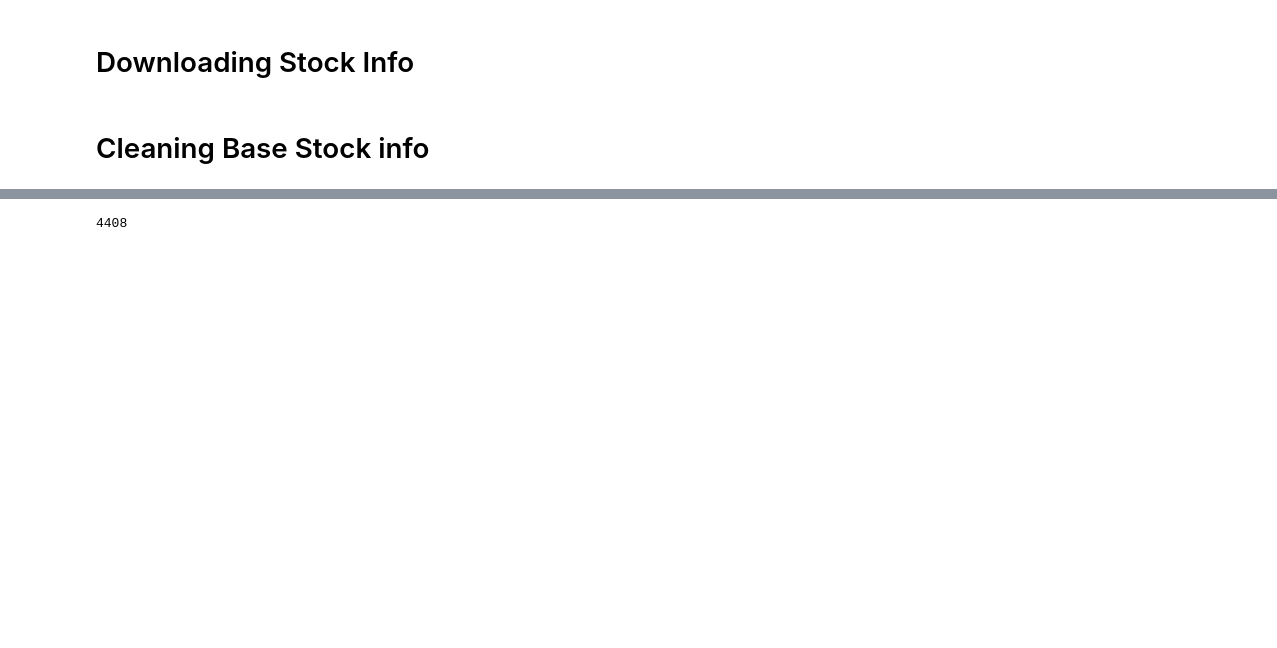
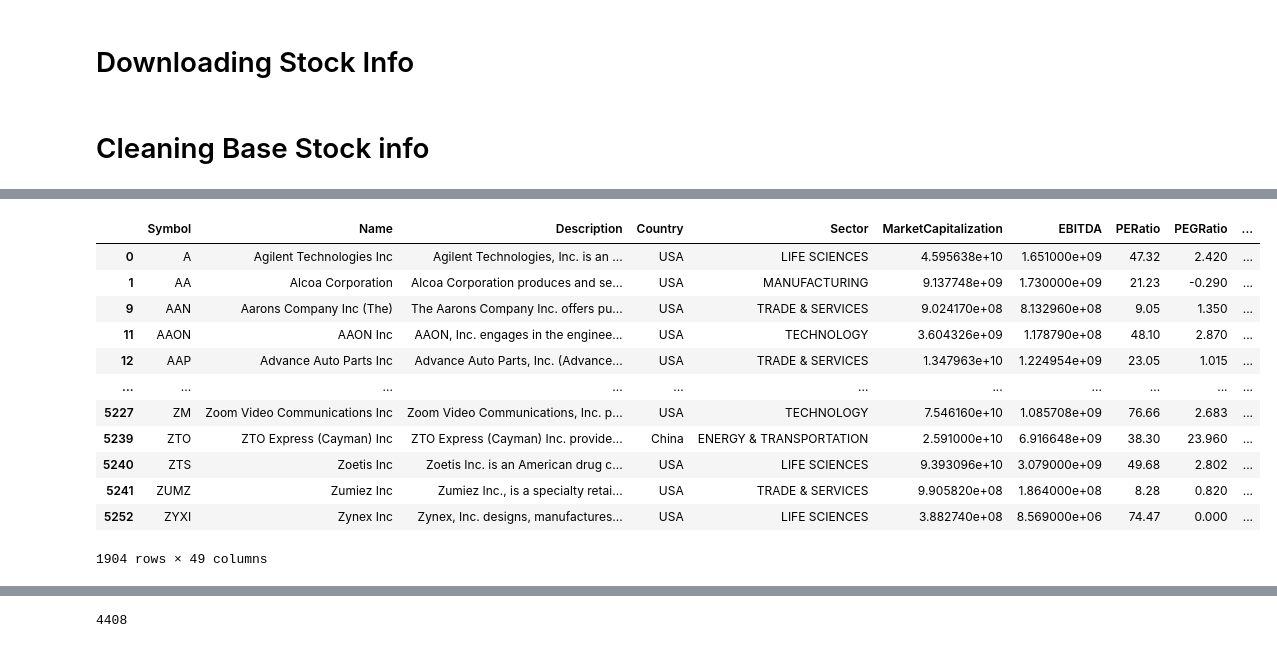
Before and after one commit to AndroTi/Redefining-Benchmarks-Capstone-Project, a Jupyter notebook: Capstone_Project.ipynb, the cells around one changed output, grey strips where cells are left out. Drawn from its saved outputs; the diff is of its cells as text; code cells hidden in the pictures; blank space fills up the shorter version.

```diff
--- a/Capstone_Project.ipynb
+++ b/Capstone_Project.ipynb
@@ -268,3 +349,41 @@ key_EOD = '6164aa3912fe92.68825657'
+# %%
+def Pearson_Corr_matrix(cleaned_df):
+    '''Use this function to print out a Pearson Correlation Matrix for a cleaned dataframe.
+    The dataframe should not have any null values'''
+    features = [i for i in cleaned_df.columns]
+
+    mask = np.zeros_like(cleaned_df[features].corr(), dtype=np.bool)
+    mask[np.triu_indices_from(mask)] = True
+
+    f, ax = plt.subplots(figsize=(16, 12))
+    plt.title('Pearson Correlation Matrix',fontsize=25)
+
+    sns.heatmap(cleaned_df[features].corr(),annot=True, cmap='BuGn',
+                linecolor="w", mask = mask)
+
+def print_regplot(cleaned_df, x, y):
+    '''Print a regplot for a cleaned dataframe.
+    Inputs:
+    cleaned_df - try to remove empty rows
+    x - the x value you are using to predict y - for selecting x value run Pearson_Corr_matrix
+    y - the output value you are trying to fill null values for
+    '''
+    # Plot using table above
+    plt.figure(figsize =(12,8))
+    sns.regplot(data= cleaned_df, x= x, y= y,
+               marker= '+', x_estimator=np.mean,
+               line_kws={"color": "orange"})
+    plt.ylabel(y, fontsize = 14)
+    plt.xlabel(x, fontsize = 14)
+    plt.title(y, fontsize = 17, fontweight = 'bold')
+    plt.show()
+
+    the_coeff = np.corrcoef(cleaned_df[x], cleaned_df[y])[0][1]
+
+    #Just in case the visualization is not clear, let's calculate it.
+    print("Correlation Coefficient:\n", np.corrcoef(cleaned_df[x], cleaned_df[y]))
+
+    return the_coeff
 # %%
 base_df = pd.read_csv('data/base_data.csv')
 # %%
@@ -317,0 +573,16 @@ AnalystTargetPrice
+# %%
+base_df.dropna()
+# %% [output]
+|  | Symbol | Name | Description | Country | Sector | MarketCapitalization | EBITDA | PERatio | PEGRatio | ... |
+| 0 | A | Agilent Technologies Inc | Agilent Technologies, Inc. is an ... | USA | LIFE SCIENCES | 4.595638e+10 | 1.651000e+09 | 47.32 | 2.420 | ... |
+| 1 | AA | Alcoa Corporation | Alcoa Corporation produces and se... | USA | MANUFACTURING | 9.137748e+09 | 1.730000e+09 | 21.23 | -0.290 | ... |
+| 9 | AAN | Aarons Company Inc (The) | The Aarons Company Inc. offers pu... | USA | TRADE & SERVICES | 9.024170e+08 | 8.132960e+08 | 9.05 | 1.350 | ... |
+| 11 | AAON | AAON Inc | AAON, Inc. engages in the enginee... | USA | TECHNOLOGY | 3.604326e+09 | 1.178790e+08 | 48.10 | 2.870 | ... |
+| 12 | AAP | Advance Auto Parts Inc | Advance Auto Parts, Inc. (Advance... | USA | TRADE & SERVICES | 1.347963e+10 | 1.224954e+09 | 23.05 | 1.015 | ... |
+| ... | ... | ... | ... | ... | ... | ... | ... | ... | ... | ... |
+| 5227 | ZM | Zoom Video Communications Inc | Zoom Video Communications, Inc. p... | USA | TECHNOLOGY | 7.546160e+10 | 1.085708e+09 | 76.66 | 2.683 | ... |
+| 5239 | ZTO | ZTO Express (Cayman) Inc | ZTO Express (Cayman) Inc. provide... | China | ENERGY & TRANSPORTATION | 2.591000e+10 | 6.916648e+09 | 38.30 | 23.960 | ... |
+| 5240 | ZTS | Zoetis Inc | Zoetis Inc. is an American drug c... | USA | LIFE SCIENCES | 9.393096e+10 | 3.079000e+09 | 49.68 | 2.802 | ... |
+| 5241 | ZUMZ | Zumiez Inc | Zumiez Inc., is a specialty retai... | USA | TRADE & SERVICES | 9.905820e+08 | 1.864000e+08 | 8.28 | 0.820 | ... |
+| 5252 | ZYXI | Zynex Inc | Zynex, Inc. designs, manufactures... | USA | LIFE SCIENCES | 3.882740e+08 | 8.569000e+06 | 74.47 | 0.000 | ... |
+1904 rows × 49 columns
```
Also changed, not shown: parts of 17 cells of this notebook, 1 other file.
